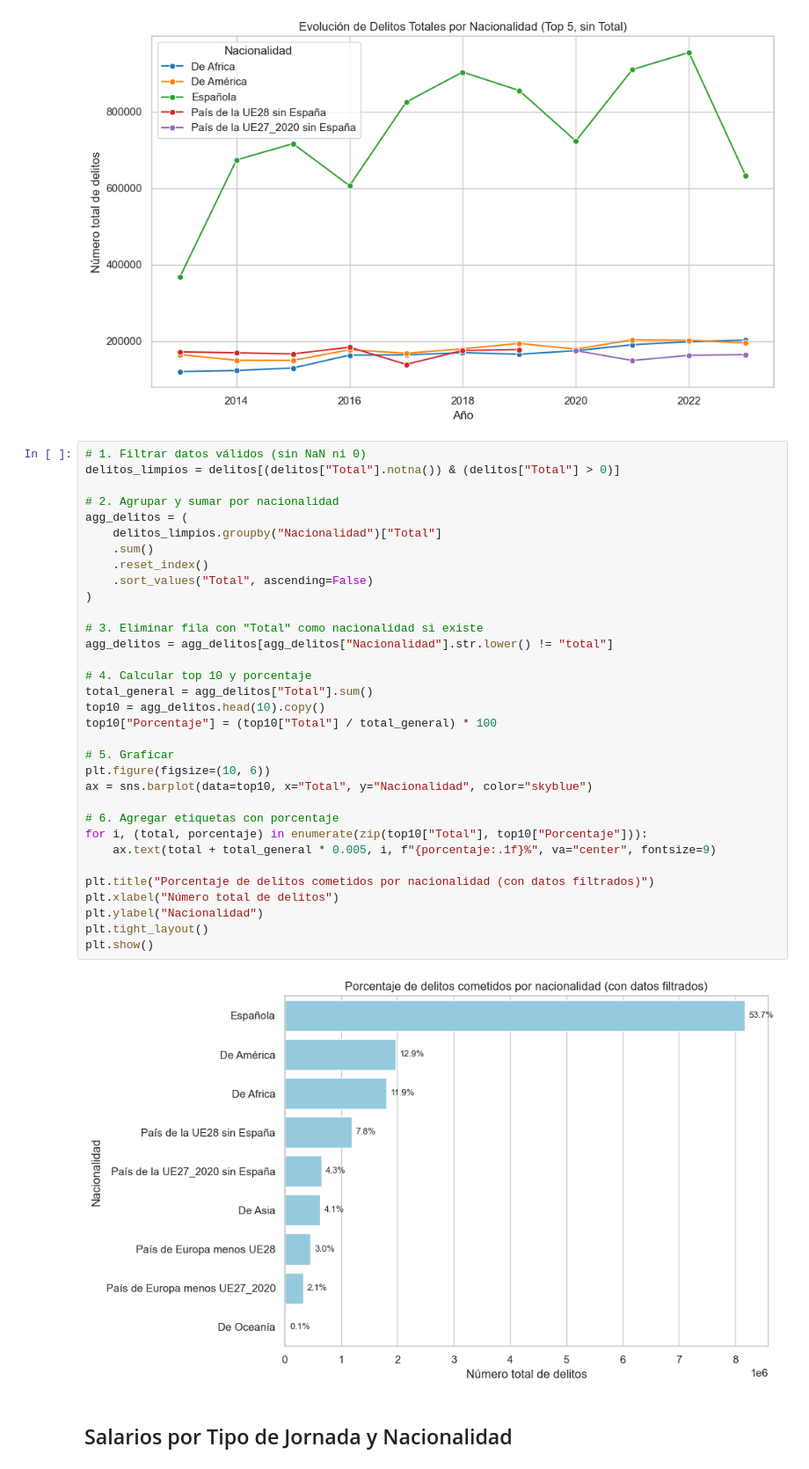
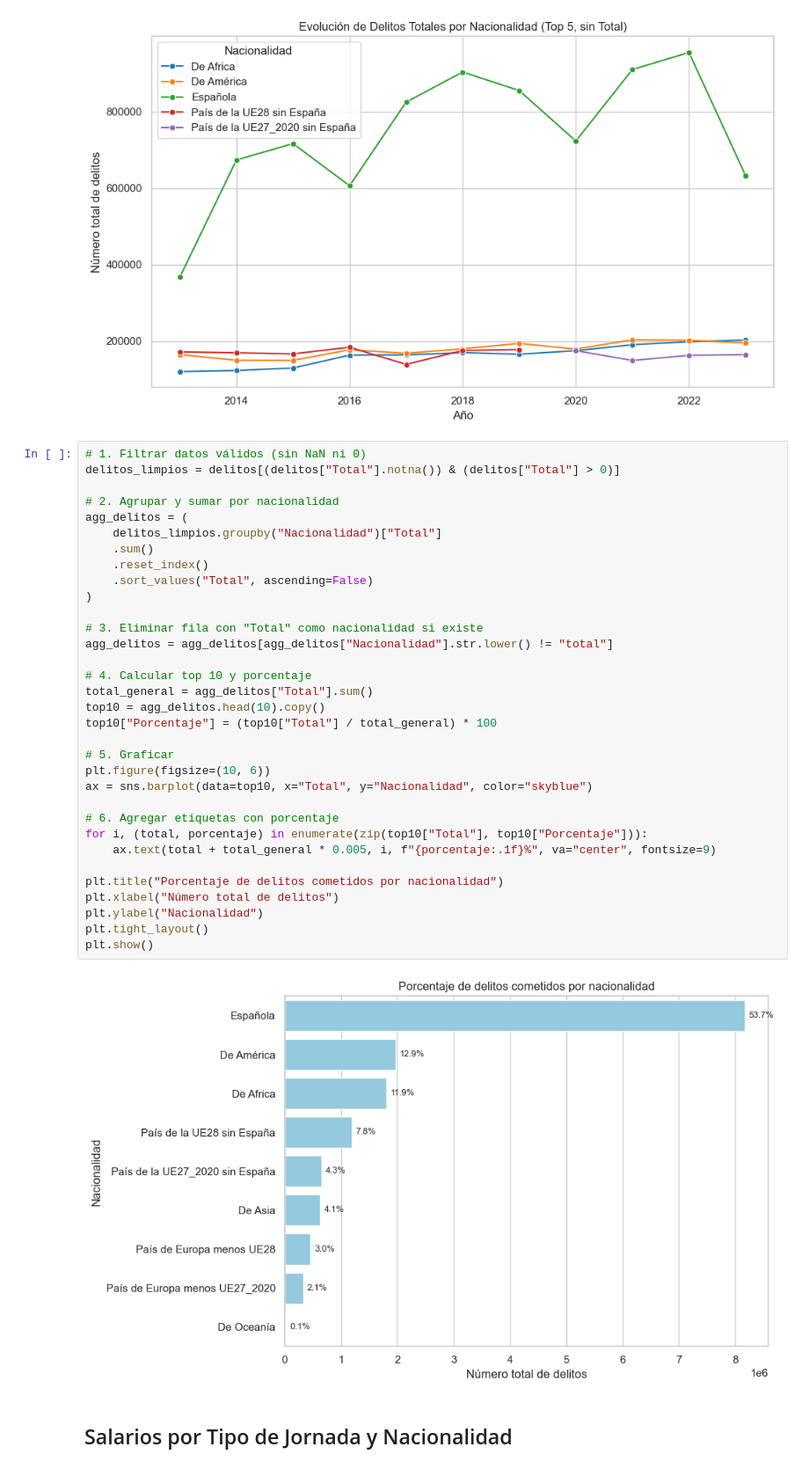
Before and after one commit to Danielcris97/EDA, a Jupyter notebook: notebook/EDA.ipynb, the cells around one changed output. Shown at 88% size. Drawn from its saved outputs; the diff is of its cells as text.

```diff
--- a/notebook/EDA.ipynb
+++ b/notebook/EDA.ipynb
@@ -268,35 +289,35 @@ delitos_limpios = delitos[(delitos["Total"].notna()) & (delitos["Total"] > 0)]
 
 # 2. Agrupar y sumar por nacionalidad
 agg_delitos = (
     delitos_limpios.groupby("Nacionalidad")["Total"]
     .sum()
     .reset_index()
     .sort_values("Total", ascending=False)
 )
 
 # 3. Eliminar fila con "Total" como nacionalidad si existe
 agg_delitos = agg_delitos[agg_delitos["Nacionalidad"].str.lower() != "total"]
 
 # 4. Calcular top 10 y porcentaje
 total_general = agg_delitos["Total"].sum()
 top10 = agg_delitos.head(10).copy()
 top10["Porcentaje"] = (top10["Total"] / total_general) * 100
 
 # 5. Graficar
 plt.figure(figsize=(10, 6))
 ax = sns.barplot(data=top10, x="Total", y="Nacionalidad", color="skyblue")
 
 # 6. Agregar etiquetas con porcentaje
 for i, (total, porcentaje) in enumerate(zip(top10["Total"], top10["Porcentaje"])):
     ax.text(total + total_general * 0.005, i, f"{porcentaje:.1f}%", va="center", fontsize=9)
 
-plt.title("Porcentaje de delitos cometidos por nacionalidad (con datos filtrados)")
+plt.title("Porcentaje de delitos cometidos por nacionalidad")
 plt.xlabel("Número total de delitos")
 plt.ylabel("Nacionalidad")
 plt.tight_layout()
 plt.show()
 # %% [output]
-[figure, old version]
+[figure, new version]
 # %% [markdown]
 ## Salarios por Tipo de Jornada y Nacionalidad
 # %%
```
Also changed, not shown: parts of 14 cells of this notebook, 8 other files.
